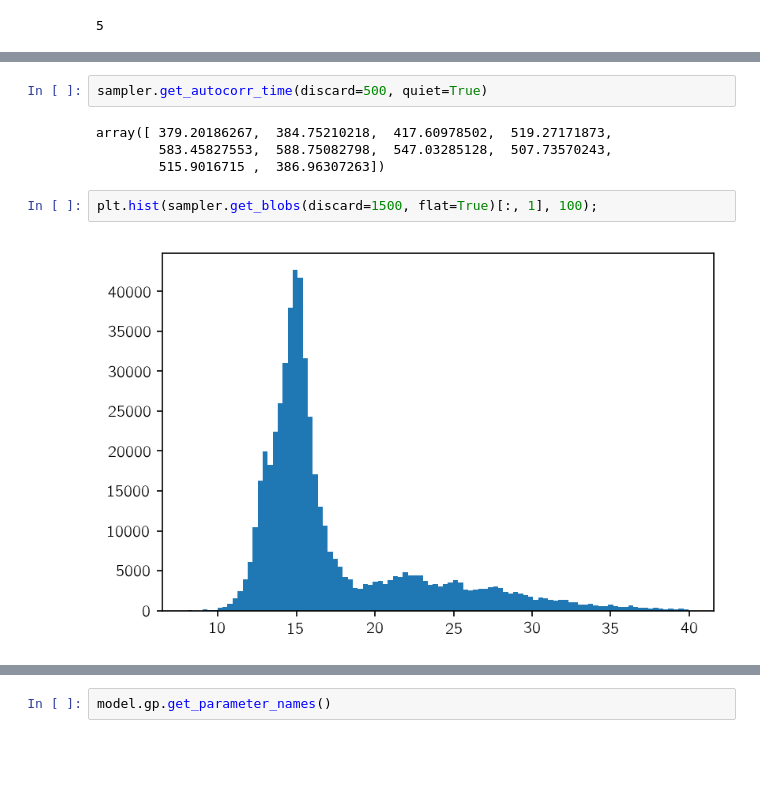
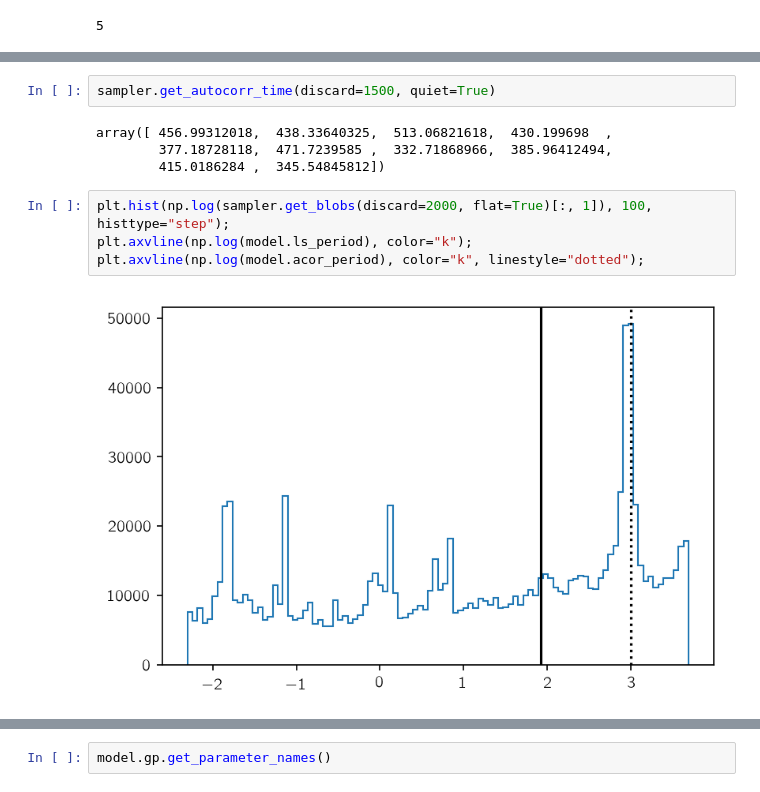
Before and after one commit to dfm/rotate, a Jupyter notebook: models.ipynb, the cells around one changed output, grey strips where cells are left out. Saved outputs shown, nothing was run; the diff lists cells and outputs as text; blank space fills up the shorter version.

```diff
--- a/models.ipynb
+++ b/models.ipynb
@@ -416,13 +489,15 @@ plt.plot(periods, alpha=0.3);
 # %%
-sampler.get_autocorr_time(discard=500, quiet=True)
+sampler.get_autocorr_time(discard=1500, quiet=True)
 # %% [output]
-array([ 379.20186267,  384.75210218,  417.60978502,  519.27171873,
-        583.45827553,  588.75082798,  547.03285128,  507.73570243,
-        515.9016715 ,  386.96307263])
+array([ 456.99312018,  438.33640325,  513.06821618,  430.199698  ,
+        377.18728118,  471.7239585 ,  332.71868966,  385.96412494,
+        415.0186284 ,  345.54845812])
-# %%
-plt.hist(sampler.get_blobs(discard=1500, flat=True)[:, 1], 100);
-# %% [output]
-[figure, removed]
+# %%
+plt.hist(np.log(sampler.get_blobs(discard=2000, flat=True)[:, 1]), 100, histtype="step");
+plt.axvline(np.log(model.ls_period), color="k");
+plt.axvline(np.log(model.acor_period), color="k", linestyle="dotted");
+# %% [output]
+[figure, added]
 # %%
 import corner
 
```
Also changed, not shown: parts of 21 cells of this notebook, 10 other files.
